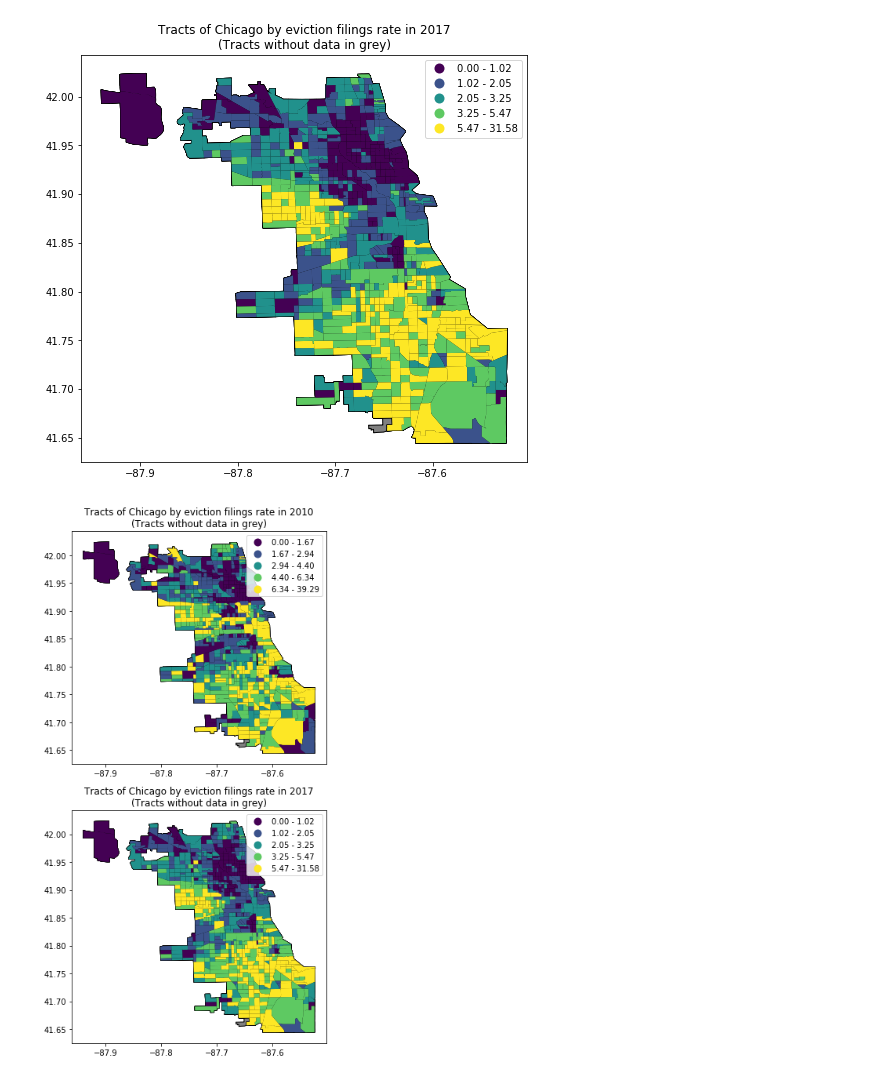
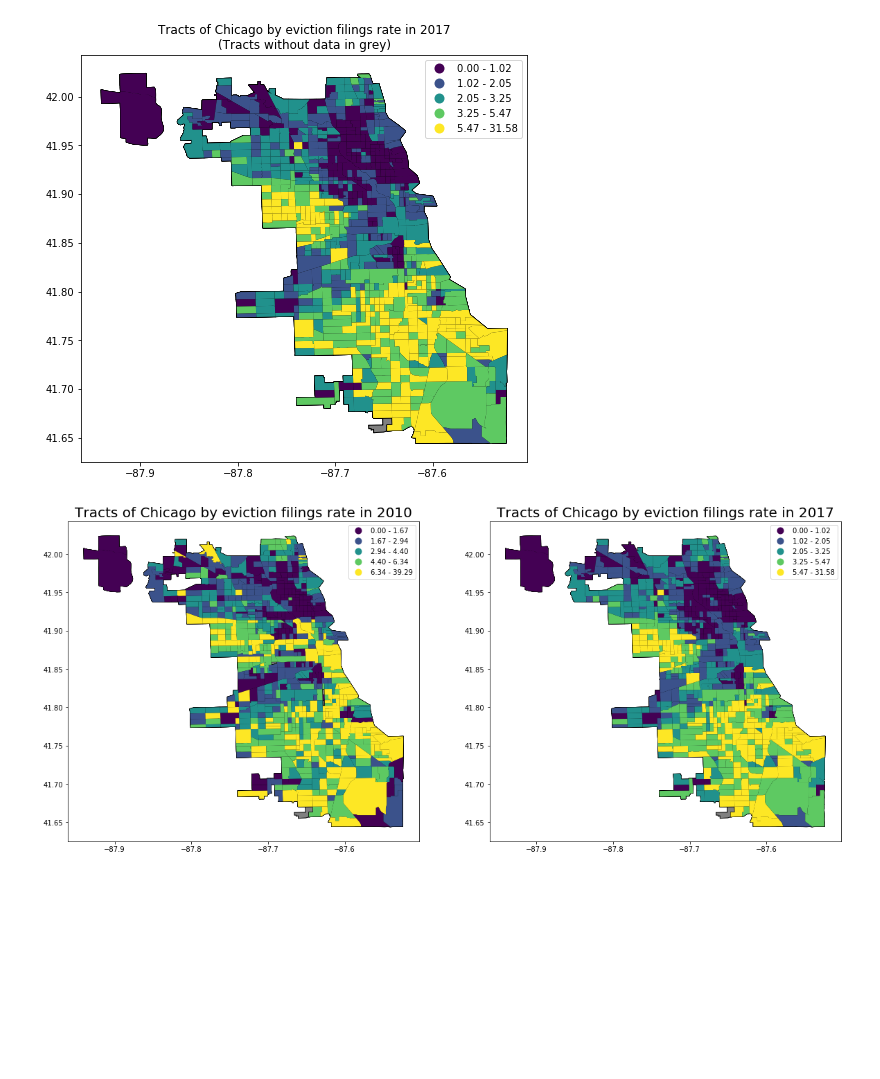
Before and after one commit to cariasmartelo/eviction-data-quality, a Jupyter notebook: scripts/graphs.ipynb, the cells around one changed output. Drawn from its saved outputs; the diff is of its cells as text; code cells hidden in the pictures; blank space fills up the shorter version.

```diff
--- a/scripts/graphs.ipynb
+++ b/scripts/graphs.ipynb
@@ -55,6 +55,6 @@ dcts.plot_map(eviction_df, 'eviction_filings_rate', 2017)
 # %% [output]
 [figure]
 # %%
-dcts.plot_map(eviction_df, 'eviction_filings_rate',[2010, 2017])
+dcts.plot_map(eviction_df, 'eviction_filings_rate',[2010, 2017], True)
 # %% [output]
-[figure, old version]
+[figure, new version]
```
Also changed, not shown: parts of 4 cells of this notebook, 1 other file.
